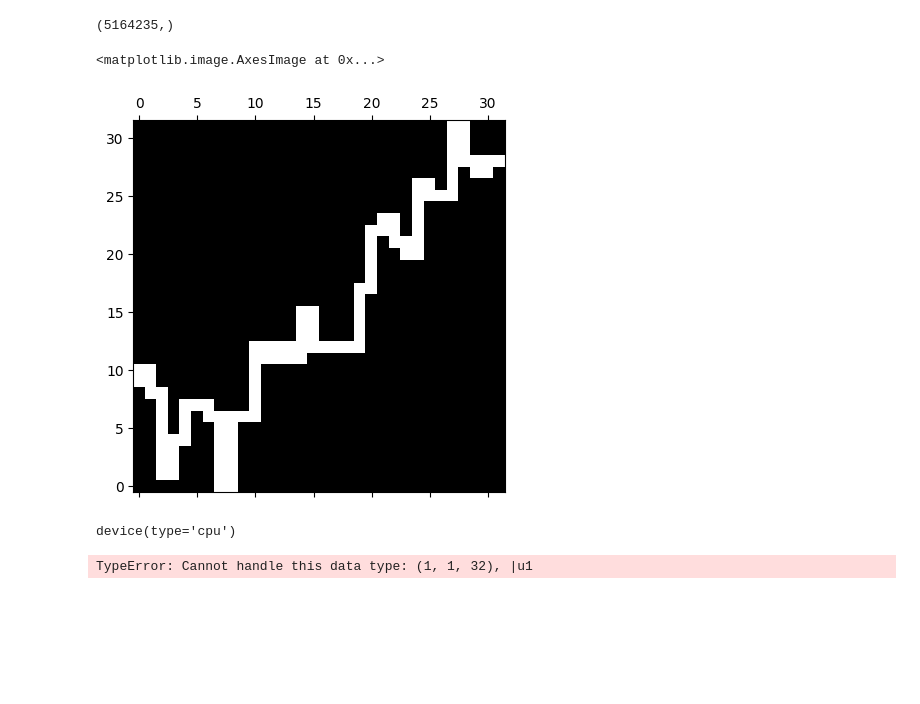
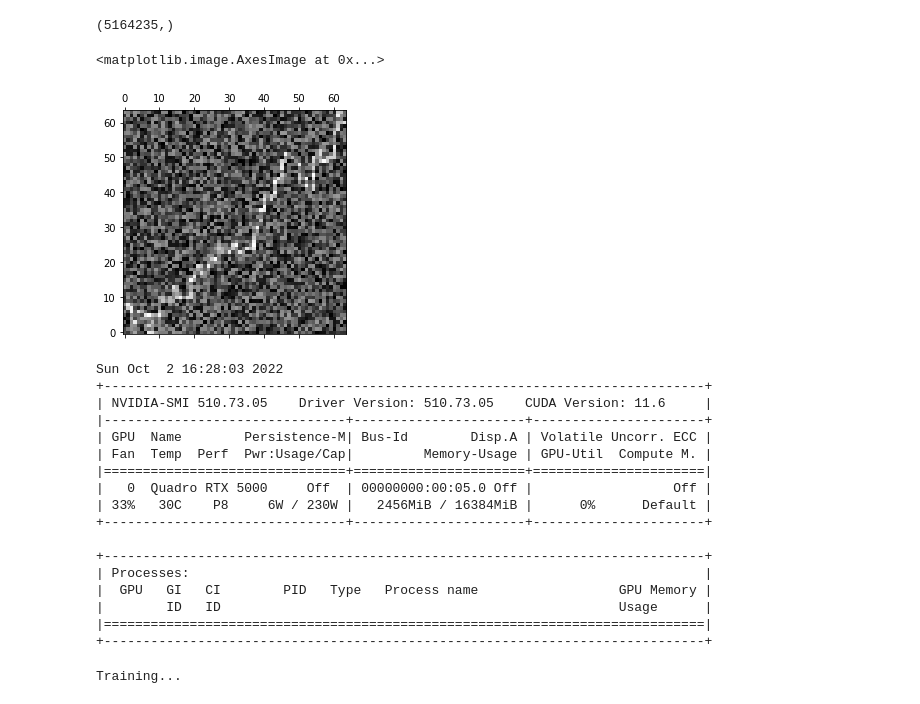
Before and after one commit to jekabsGritans/gaf-gan, a Jupyter notebook: plot-coding.ipynb, the cells around one changed output. Drawn from its saved outputs; the diff is of its cells as text; code cells hidden in the pictures; blank space fills up the shorter version.

```diff
--- a/plot-coding.ipynb
+++ b/plot-coding.ipynb
@@ -12,11 +12,12 @@ def encode(series, n):
     for i in range(n):
         miny, maxy = minmax(disc[i:i+2])
         plot[miny:maxy+1,i]=1
+    plot+=np.random.rand(plot.shape[0], plot.shape[1])*1.5
     return plot
 
 x = np.sin(np.linspace(0, 2*np.pi, 100))**2
 ax1, ax2 = plt.subplot(121), plt.subplot(122)
 ax1.plot(x)
-ax2.matshow(encode(x, 32), origin="lower", cmap="gray")
+ax2.matshow(encode(x, 64), origin="lower", cmap="gray")
 # %% [output]
 <matplotlib.image.AxesImage at 0x...>
@@ -24,42 +25,60 @@ ax2.matshow(encode(x, 32), origin="lower", cmap="gray")
 # %%
 import pandas as pd
-prices = pd.read_csv("data/eurusd_minute.csv")['BidClose'].values
+prices = pd.read_csv("/datasets/eur_usd/eurusd_minute.csv")['BidClose'].values
 prices.shape
 # %% [output]
 (5164235,)
 # %%
 from torch.utils.data import Dataset
+import torch
 
 class PlotDataset(Dataset):
     def __init__(self, prices, n):
         values = np.array(prices)
         values = values[:len(values)//n*n]
         values = values.reshape(-1,n)
         values -= values.min(axis=1).reshape(-1,1)
         plots = np.zeros((len(prices)//n, n, n))
         for i in range(len(values)):
             plots[i]= encode(values[i], n)
 
-        self.x = torch.from_numpy(plots).float()
+        self.x = torch.from_numpy(plots).float().view(-1,1,n,n)
 
 
     def __len__(self):
         return self.x.size(0)
 
     def __getitem__(self, idx):
         out = self.x[idx]
         return out
 
-dataset = PlotDataset(prices, 32)
-plt.matshow(dataset[0], origin="lower", cmap="gray")
+dataset = PlotDataset(prices, 64)
+plt.matshow(dataset[0][0], origin="lower", cmap="gray")
 # %% [output]
 <matplotlib.image.AxesImage at 0x...>
-[figure, old version]
+[figure, new version]
 # %%
 device = torch.device("cuda" if torch.cuda.is_available() else "cpu")
-device
+if device.type=='cuda':
+    !nvidia-smi
 # %% [output]
-device(type='cpu')
+Sun Oct  2 16:28:03 2022
++-----------------------------------------------------------------------------+
+| NVIDIA-SMI 510.73.05    Driver Version: 510.73.05    CUDA Version: 11.6     |
+|-------------------------------+----------------------+----------------------+
+| GPU  Name        Persistence-M| Bus-Id        Disp.A | Volatile Uncorr. ECC |
+| Fan  Temp  Perf  Pwr:Usage/Cap|         Memory-Usage | GPU-Util  Compute M. |
+|===============================+======================+======================|
+|   0  Quadro RTX 5000     Off  | 00000000:00:05.0 Off |                  Off |
+| 33%   30C    P8     6W / 230W |   2456MiB / 16384MiB |      0%      Default |
++-------------------------------+----------------------+----------------------+
+
++-----------------------------------------------------------------------------+
+| Processes:                                                                  |
+|  GPU   GI   CI        PID   Type   Process name                  GPU Memory |
+|        ID   ID                                                   Usage      |
+|=============================================================================|
++-----------------------------------------------------------------------------+
 # %%
 from src.models import Discriminator, Generator
 from src.trainer import WGanGpTrainer
@@ -78,10 +97,10 @@ trainer = WGanGpTrainer(
     latent_dimension=100,
     device=device,
     model_dir=None,
-    write_dir="plot_experiment",
+    write_dir="/storage/plot_experiment",
 )
 
 train_loader = DataLoader(dataset, batch_size=32, shuffle=True)
 trainer.train(train_loader, 100)
 # %% [output]
-TypeError: Cannot handle this data type: (1, 1, 32), |u1
+Training...
```
Also changed, not shown: parts of 1 cell of this notebook.
